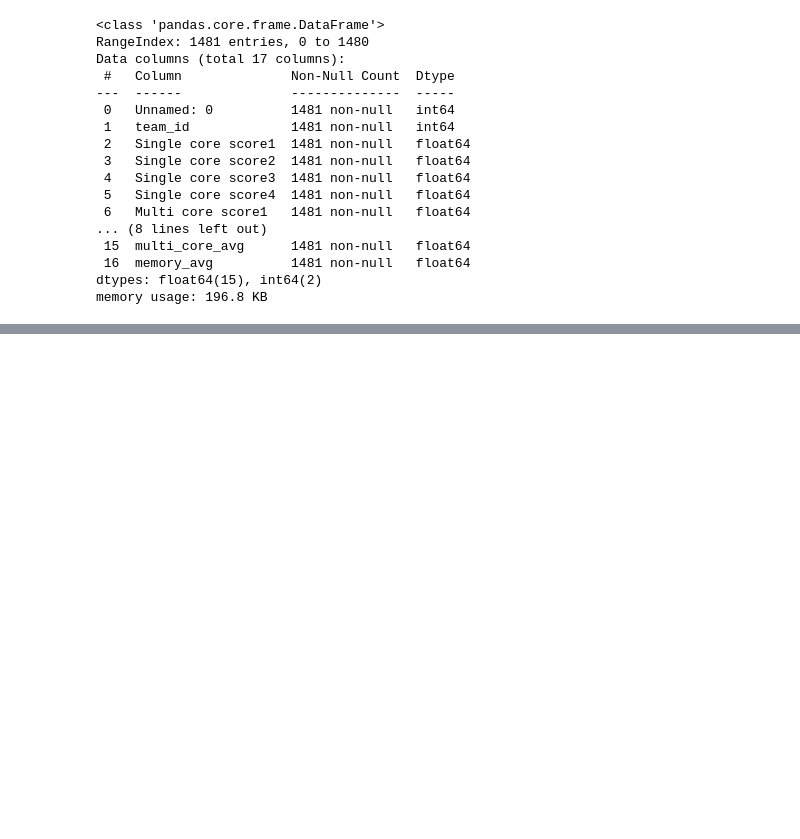
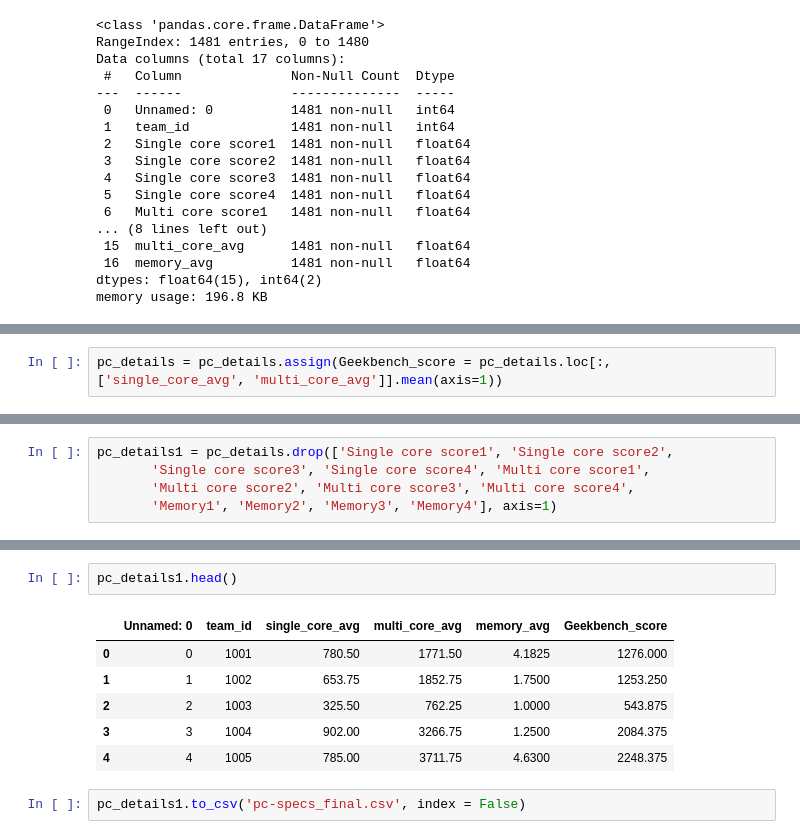
Before and after one commit to adityapanwar94/Data-Analysis-and-Process-Automation-DaPrA-, a Jupyter notebook: Extracting_features_pc_specs.ipynb, the cells around one changed output, grey strips where cells are left out. Saved outputs shown, nothing was run; the diff lists cells and outputs as text; blank space fills up the shorter version.

Commit message:
Extracted only required features from pc specs

```diff
--- a/Extracting_features_pc_specs.ipynb
+++ b/Extracting_features_pc_specs.ipynb
@@ -133,0 +138,2 @@ memory usage: 196.8 KB
+# %%
+pc_details = pc_details.assign(Geekbench_score = pc_details.loc[:, ['single_core_avg', 'multi_core_avg']].mean(axis=1))
@@ -133,0 +158,5 @@ memory usage: 196.8 KB
+# %%
+pc_details1 = pc_details.drop(['Single core score1', 'Single core score2',
+       'Single core score3', 'Single core score4', 'Multi core score1',
+       'Multi core score2', 'Multi core score3', 'Multi core score4',
+       'Memory1', 'Memory2', 'Memory3', 'Memory4'], axis=1)
@@ -133,0 +179,11 @@ memory usage: 196.8 KB
+# %%
+pc_details1.head()
+# %% [output]
+|  | Unnamed: 0 | team_id | single_core_avg | multi_core_avg | memory_avg | Geekbench_score |
+| 0 | 0 | 1001 | 780.50 | 1771.50 | 4.1825 | 1276.000 |
+| 1 | 1 | 1002 | 653.75 | 1852.75 | 1.7500 | 1253.250 |
+| 2 | 2 | 1003 | 325.50 | 762.25 | 1.0000 | 543.875 |
+| 3 | 3 | 1004 | 902.00 | 3266.75 | 1.2500 | 2084.375 |
+| 4 | 4 | 1005 | 785.00 | 3711.75 | 4.6300 | 2248.375 |
+# %%
+pc_details1.to_csv('pc-specs_final.csv', index = False)
```
Also changed, not shown: parts of 5 cells of this notebook.
